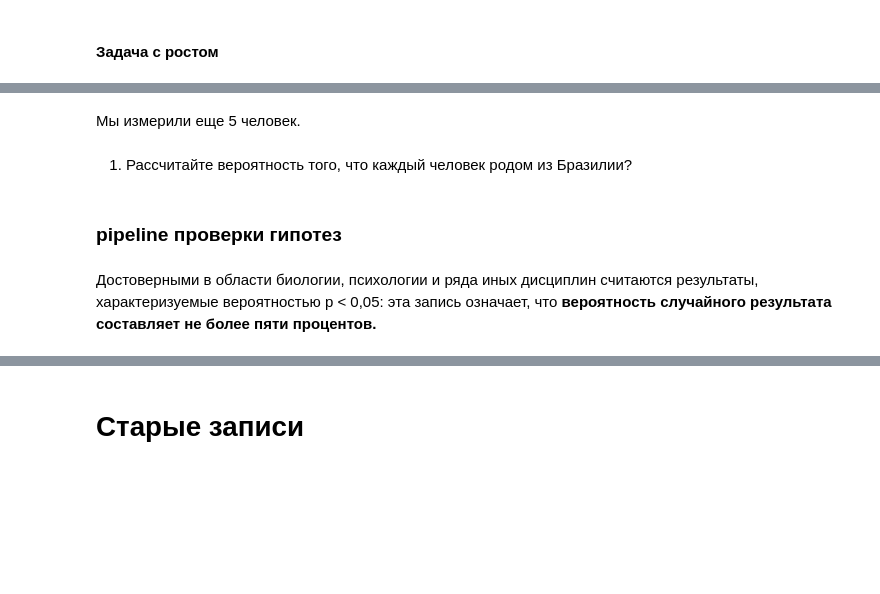
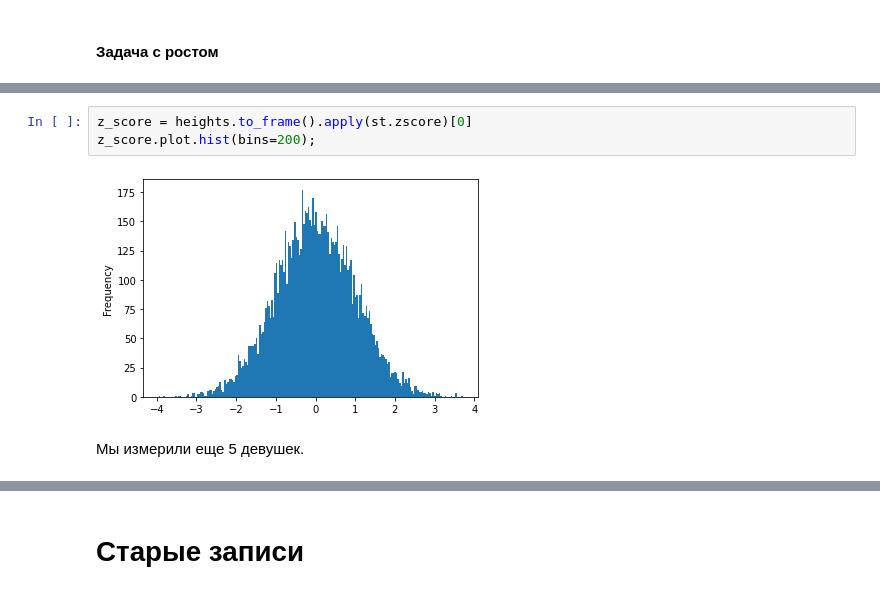
Before and after one commit to Saxsafon/Statistics, a Jupyter notebook: Hypothesis_testing.ipynb, the cells around one changed output, grey strips where cells are left out. Saved outputs shown, nothing was run; the diff lists cells and outputs as text; blank space fills up the shorter version.

```diff
--- a/Hypothesis_testing.ipynb
+++ b/Hypothesis_testing.ipynb
@@ -145,8 +191,7 @@ result_4 = [1, 1, 0, 0, 0, 1, 0, 0, 1, 0]
+# %%
+z_score = heights.to_frame().apply(st.zscore)[0]
+z_score.plot.hist(bins=200);
+# %% [output]
+[figure, added]
 # %% [markdown]
-Мы измерили еще 5 человек.
+Мы измерили еще 5 девушек.
-# %% [markdown]
-1. Рассчитайте вероятность того, что каждый человек родом из Бразилии?
-# %% [markdown]
-### pipeline проверки гипотез
-# %% [markdown]
-Достоверными в области биологии, психологии и ряда иных дисциплин считаются результаты, характеризуемые вероятностью p < 0,05: эта запись означает, что **вероятность случайного результата составляет не более пяти процентов.**
```
Also changed, not shown: parts of 16 cells of this notebook.
